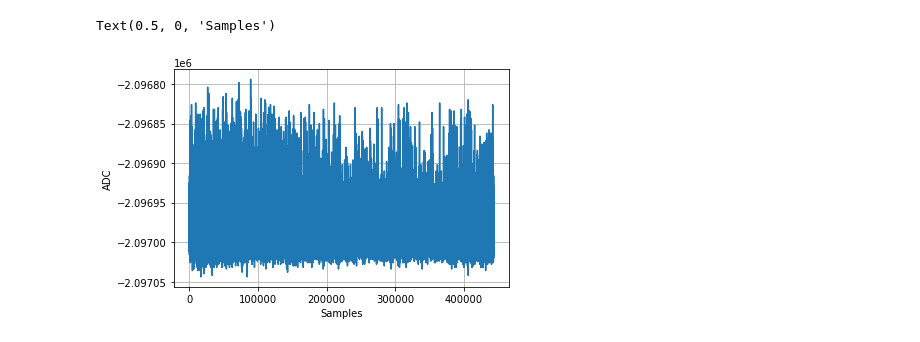
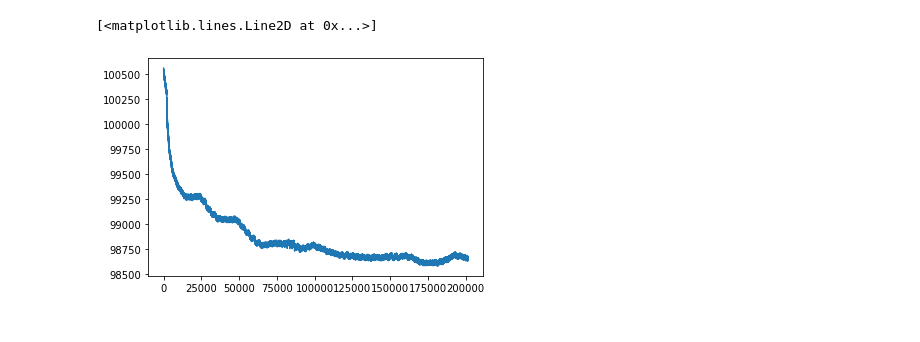
Before and after one commit to catyz/maps, a Jupyter notebook: demod_test.ipynb, the cells around one changed output. Cells and saved outputs as stored; diff of their text form; code cells hidden in the pictures.

```diff
--- a/demod_test.ipynb
+++ b/demod_test.ipynb
@@ -16,16 +32,17 @@ OperationalError: disk I/O error
 sa_data = sa_ob.create_data_from_IDs(
 
     #(22300755, 10), #good encoder
-#     (22300714, 11), #moon
-    (22300887,8), #tauA
+    (22300714, 11), #moon
+#     (22300935, 0) # RCW38
+#     (22300625,8), #tauA
 )
 for obs in sa_data.obs:
-    obs.detectors = ['13.13_189.90B'] #good moon detector
-#    obs.detectors = sa_op.gen_bolo_list()[3:103]
-#     obs.detectors = list(dets_with_mapping[0:99])
-#     obs.detectors = ['13.13_135.150T','13.13_155.150T','13.13_155.150B']
-#     obs.detectors = ['13.12_212.90B']
-#     obs.detectors = sa_tpt.get_dets_by_obsID(sa_ob.Observation((22300880, 42)), percentile=1.0)
+#     obs.detectors = ['13.13_175.90B', '13.13_195.90T'] #Kyohei dets for rcw38
+#     obs.detectors = ['13.13_189.90B'] #good moon detector
+    obs.detectors = sa_op.gen_bolo_list(return_rns=False)[-400:-350]
+
+#     obs.load_calibratable_list()
+#     obs.detectors=obs.detectors[0:50]
     obs.load_metadata()
 # %%
 %%capture
@@ -57,9 +89,6 @@ tod = sa_data.obs[0].tod_list[0]
 # %%
-raw = tod.read('13.13_189.90B-I')
+raw = tod.read('13.13_175.90B-I')
 plt.plot(raw)
-plt.grid()
-plt.ylabel('ADC')
-plt.xlabel('Samples')
 # %% [output]
-Text(0.5, 0, 'Samples')
+[<matplotlib.lines.Line2D at 0x...>]
-[figure, old version]
+[figure, new version]
```
Also changed, not shown: parts of 30 cells of this notebook, 13 other files.
